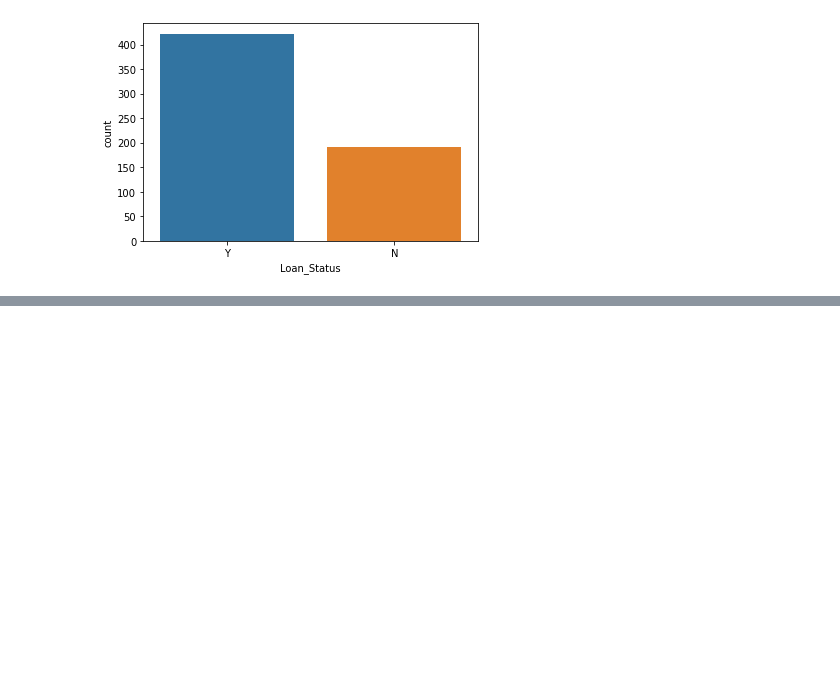
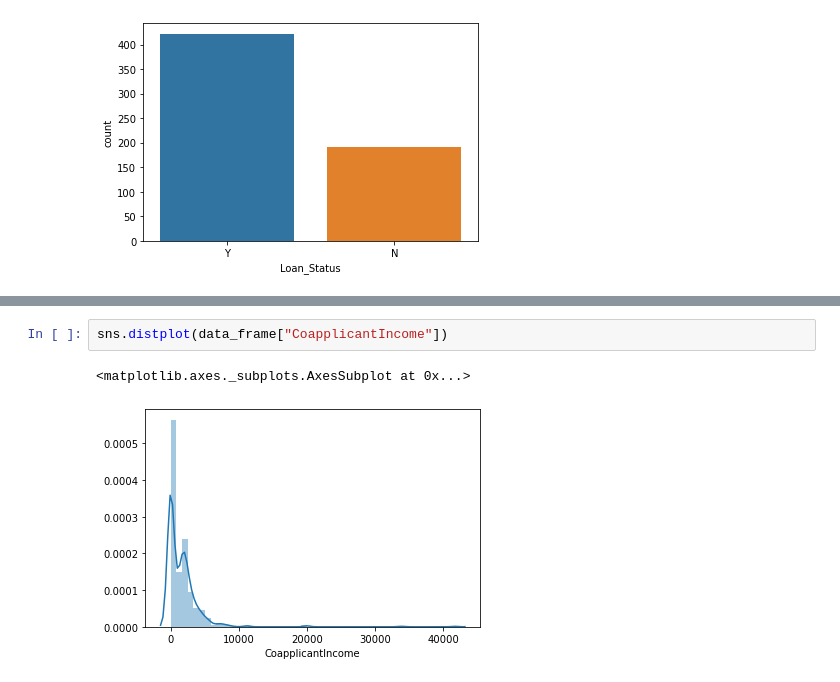
Before and after one commit to SharifMahin/Machine-Learnig-project, a Jupyter notebook: loan_prophecy_project.ipynb, the cells around one changed output, grey strips where cells are left out. Saved outputs shown, nothing was run; the diff lists cells and outputs as text; blank space fills up the shorter version.

```diff
--- a/loan_prophecy_project.ipynb
+++ b/loan_prophecy_project.ipynb
@@ -130,0 +138,5 @@ sns.countplot(data_frame['Loan_Status'])
+# %%
+sns.distplot(data_frame["CoapplicantIncome"])
+# %% [output]
+<matplotlib.axes._subplots.AxesSubplot at 0x...>
+[figure, added]
```
Also changed, not shown: parts of 5 cells of this notebook.
